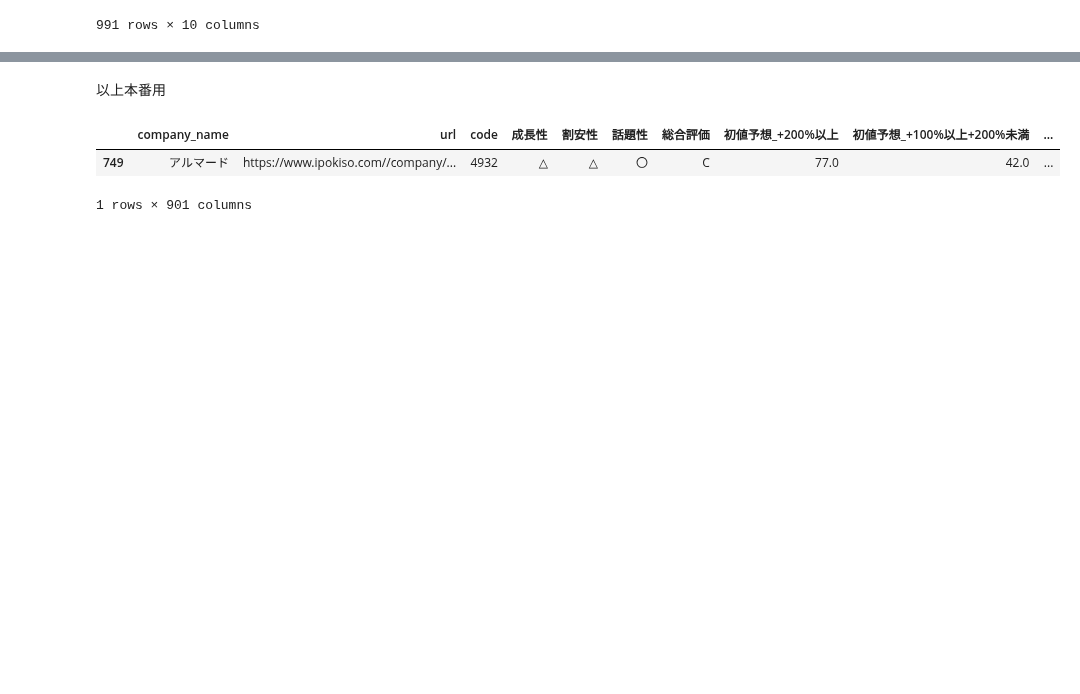
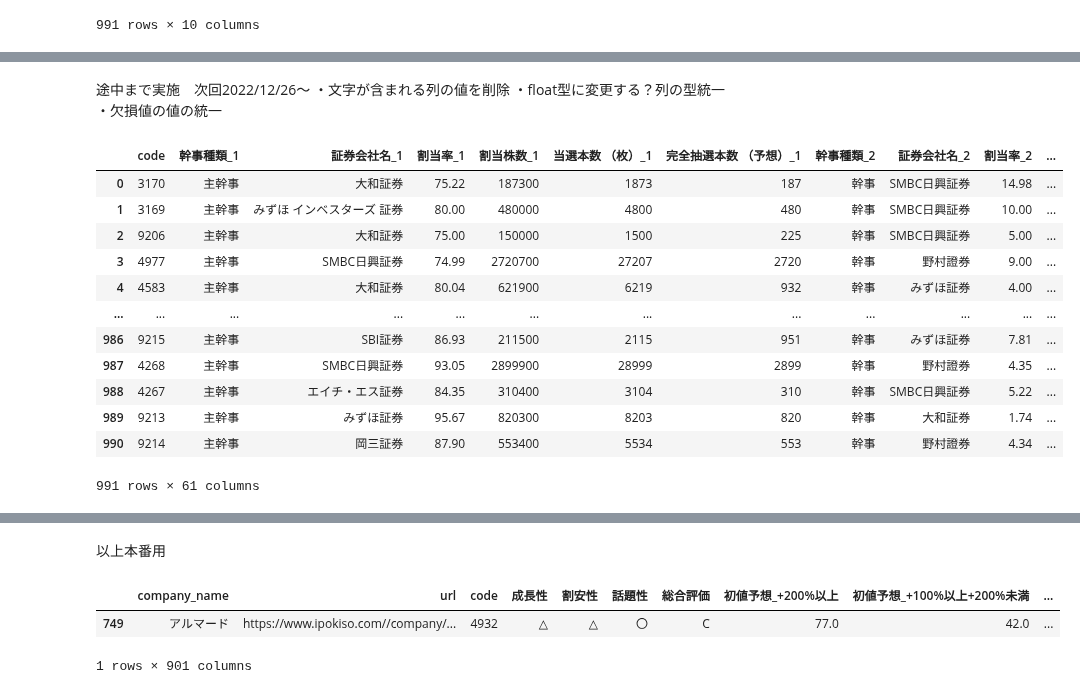
Before and after one commit to ryota1215/stock_tools, a Jupyter notebook: notebook/scraping_ipo.ipynb, the cells around one changed output, grey strips where cells are left out. Cells and saved outputs as stored; diff of their text form; code cells hidden in the pictures; blank space fills up the shorter version.

Commit message:
feat #28 IPO銘柄データをスクレイピング
df_underwritersの列の分割と文字列の整形実施。未完成

```diff
--- a/notebook/scraping_ipo.ipynb
+++ b/notebook/scraping_ipo.ipynb
@@ -761,0 +824,48 @@ df_underwriters
+# %% [markdown]
+途中まで実施　次回2022/12/26～
+・文字が含まれる列の値を削除
+・float型に変更する？列の型統一
+・欠損値の値の統一
+# %%
+# 幹事証券リスト（管理人独自予想あり）output3/4
+df_underwriters = df_scraping_all.filter(regex="code|幹事種類_|証券会社名_|割当率_|割当株数_|当選本数 （枚）_|完全抽選本数 （予想）_")
+# カラムをcodeと1~5のもののみフィルターで残す
+df_underwriters = df_underwriters.filter(regex="code|_1$|_2$|_3$|_4$|_5$|_6$|_7$|_8$|_9$|_10$")
+# 特定の文字列が入ったカラム名をグループ化
+column_names = df_underwriters.columns.tolist()
+# グループ
+columns_with_幹事種類 = [column_name for column_name in column_names if '幹事種類' in column_name]
+columns_with_証券会社名 = [column_name for column_name in column_names if '証券会社名' in column_name]
+columns_with_割当率 = [column_name for column_name in column_names if '割当率' in column_name]
+columns_with_割当株数 = [column_name for column_name in column_names if '割当株数' in column_name]
+columns_with_当選本数 = [column_name for column_name in column_names if '当選本数' in column_name]
+columns_with_完全抽選本数 = [column_name for column_name in column_names if '完全抽選本数' in column_name]
+# 欠損値処置
+df_underwriters.fillna(0)
+# グループごとに全ての値を文字列に加工 値一つ一つに対してstr()関数を実行している　nanがあるとfloatになってしまうため必要な処理
+df_underwriters[columns_with_割当率] = df_underwriters[columns_with_割当率].applymap(str)
+df_underwriters[columns_with_割当株数] = df_underwriters[columns_with_割当株数].applymap(str)
+df_underwriters[columns_with_当選本数] = df_underwriters[columns_with_当選本数].applymap(str)
+df_underwriters[columns_with_完全抽選本数] = df_underwriters[columns_with_完全抽選本数].applymap(str)
+# グループごとに全ての文字列を加工　関数が無ければ無名関数でつくる
+df_underwriters[columns_with_割当率] = df_underwriters[columns_with_割当率].applymap(lambda x: x.replace('％', '').replace('-', ''))
+df_underwriters[columns_with_割当株数] = df_underwriters[columns_with_割当株数].applymap(lambda x: x.replace('株', '').replace(',', '').replace('.', '').replace('-', ''))
+df_underwriters[columns_with_当選本数] = df_underwriters[columns_with_当選本数].applymap(lambda x: x.replace('枚', '').replace(',', '').replace('.', '').replace('-', ''))
+df_underwriters[columns_with_完全抽選本数] = df_underwriters[columns_with_完全抽選本数].applymap(lambda x: x.replace('枚', '').replace(',', '').replace('.', '').replace('-', ''))
+
+# df_underwriters[columns_with_割当率] = df_underwriters[columns_with_割当率].applymap(lambda x: float(x.replace('％', '')) / 100 if x else np.nan)
+df_underwriters
+# %% [output]
+|  | code | 幹事種類_1 | 証券会社名_1 | 割当率_1 | 割当株数_1 | 当選本数 （枚）_1 | 完全抽選本数 （予想）_1 | 幹事種類_2 | 証券会社名_2 | 割当率_2 | ... |
+| 0 | 3170 | 主幹事 | 大和証券 | 75.22 | 187300 | 1873 | 187 | 幹事 | SMBC日興証券 | 14.98 | ... |
+| 1 | 3169 | 主幹事 | みずほ インベスターズ 証券 | 80.00 | 480000 | 4800 | 480 | 幹事 | SMBC日興証券 | 10.00 | ... |
+| 2 | 9206 | 主幹事 | 大和証券 | 75.00 | 150000 | 1500 | 225 | 幹事 | SMBC日興証券 | 5.00 | ... |
+| 3 | 4977 | 主幹事 | SMBC日興証券 | 74.99 | 2720700 | 27207 | 2720 | 幹事 | 野村證券 | 9.00 | ... |
+| 4 | 4583 | 主幹事 | 大和証券 | 80.04 | 621900 | 6219 | 932 | 幹事 | みずほ証券 | 4.00 | ... |
+| ... | ... | ... | ... | ... | ... | ... | ... | ... | ... | ... | ... |
+| 986 | 9215 | 主幹事 | SBI証券 | 86.93 | 211500 | 2115 | 951 | 幹事 | みずほ証券 | 7.81 | ... |
+| 987 | 4268 | 主幹事 | SMBC日興証券 | 93.05 | 2899900 | 28999 | 2899 | 幹事 | 野村證券 | 4.35 | ... |
+| 988 | 4267 | 主幹事 | エイチ・エス証券 | 84.35 | 310400 | 3104 | 310 | 幹事 | SMBC日興証券 | 5.22 | ... |
+| 989 | 9213 | 主幹事 | みずほ証券 | 95.67 | 820300 | 8203 | 820 | 幹事 | 大和証券 | 1.74 | ... |
+| 990 | 9214 | 主幹事 | 岡三証券 | 87.90 | 553400 | 5534 | 553 | 幹事 | 野村證券 | 4.34 | ... |
+991 rows × 61 columns
```
Also changed, not shown: parts of 13 cells of this notebook.
